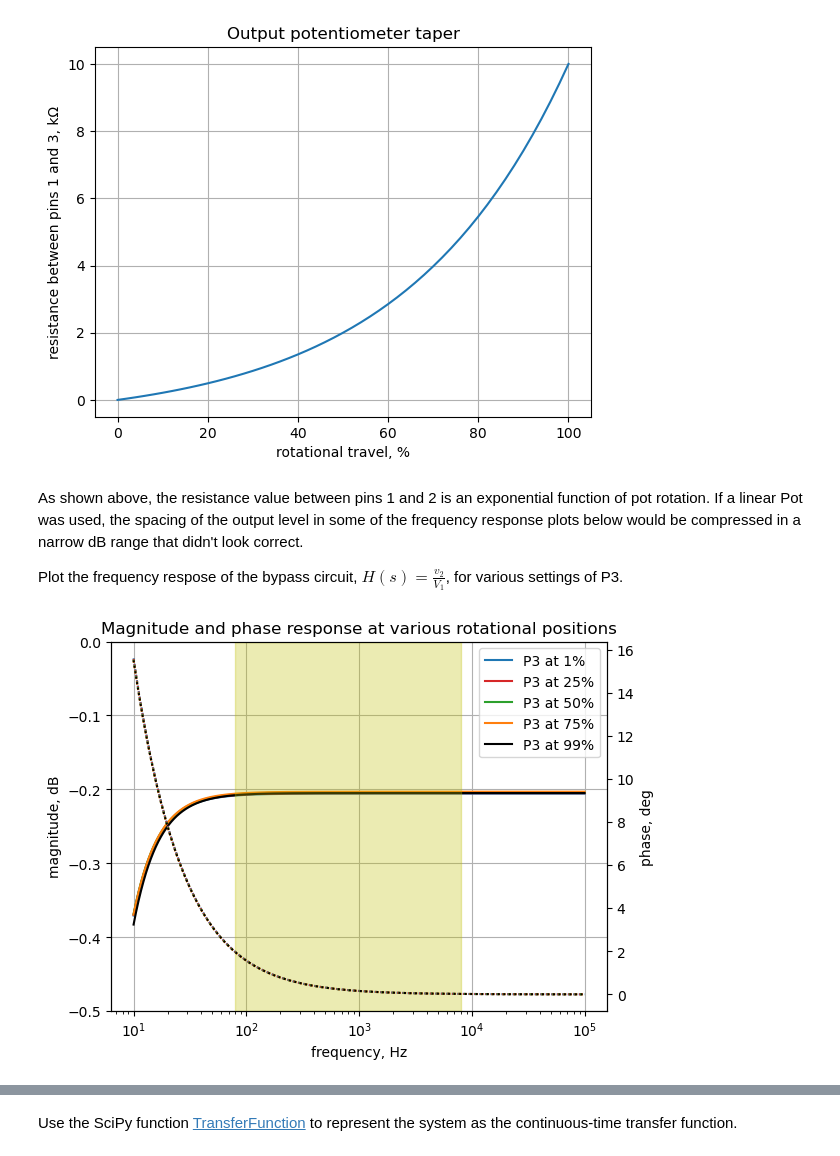
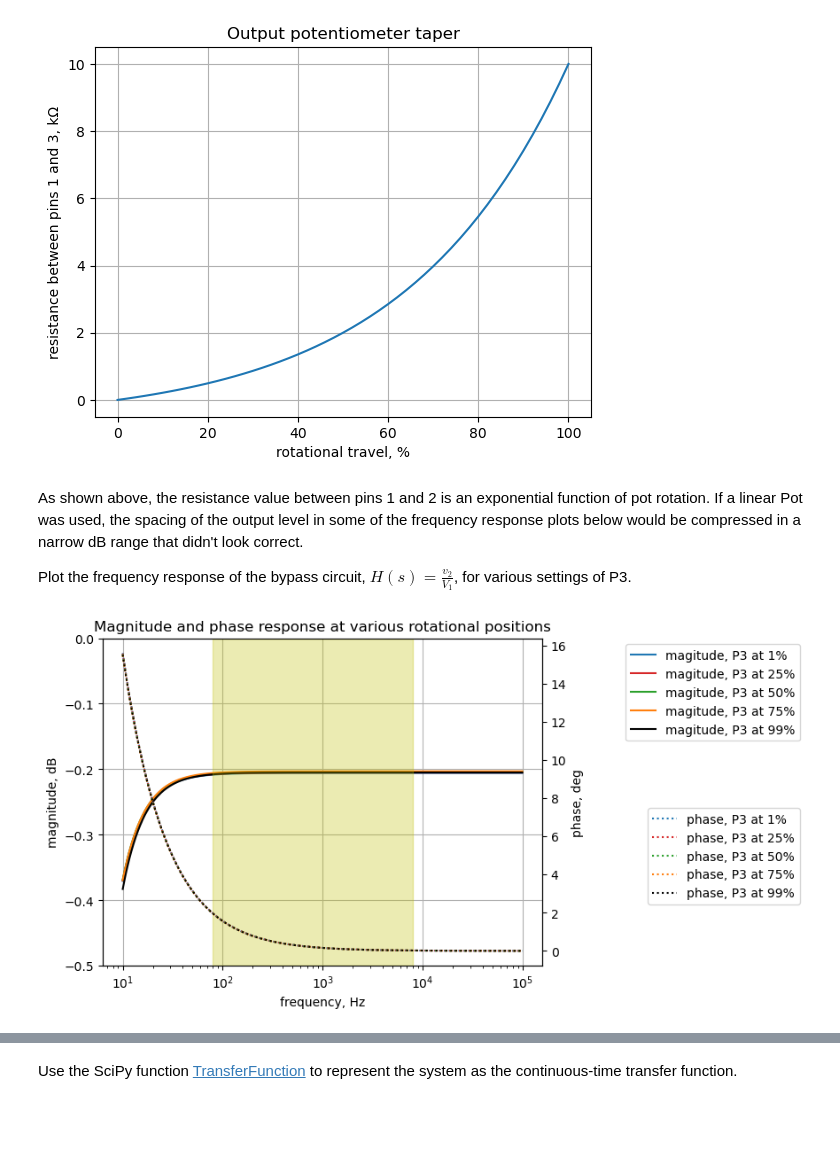
Before and after one commit to Tiburonboy/Symbolic-Modified-Nodal-Analysis-using-Python, a Jupyter notebook: backup/Klon Centaur part 1.ipynb, the cells around one changed output, grey strips where cells are left out. Saved outputs shown, nothing was run; the diff lists cells and outputs as text; code cells hidden in the pictures; blank space fills up the shorter version.

```diff
--- a/backup/Klon Centaur part 1.ipynb
+++ b/backup/Klon Centaur part 1.ipynb
@@ -710,7 +735,7 @@ The following function describs the taper from the figure in the datasheet for A
 def audio_pot_10k(rotation):
     '''
     defines the resistance of an audio taper potentiometer as a function of rotation.
-    The value for rotation, should be a number between 0 and 100, which corresponds to 0 to 100 percent.
+    The value for the rotation should be a number between 0 and 100, which corresponds to 0 to 100 percent.
     ref: 1) https://electronics.stackexchange.com/questions/304692/formula-for-logarithmic-audio-taper-pot,
     2) https://benholmes.co.uk/posts/2017/11/logarithmic-potentiometer-laws
     '''
@@ -738,14 +763,13 @@ plt.show()
 # %% [markdown]
 As shown above, the resistance value between pins 1 and 2 is an exponential function of pot rotation. If a linear Pot was used, the spacing of the output level in some of the frequency response plots below would be compressed in a narrow dB range that didn't look correct.
 
-Plot the frequency respose of the bypass circuit, $H(s)=\frac {v_2} {V_1}$, for various settings of P3.
+Plot the frequency response of the bypass circuit, $H(s)=\frac {v_2} {V_1}$, for various settings of P3.
 # %%
 #| label: fig-bypass-path-freq-plot
 #| echo: true
 #| fig-cap: Bypass path magnitude and phase response
 
 output_setting = np.array([1,25,50,75,99])
-#level_value = 10e3
 
 color_list = ['tab:blue','tab:red','tab:green','tab:orange','k']
 
@@ -761,37 +785,38 @@ ax2.set_ylabel('phase, deg',color=color)
 ax2.tick_params(axis='y', labelcolor=color)
 
 x = np.logspace(1, 5, 2000, endpoint=False)*2*np.pi
 
 for i in range (len(output_setting)):
 
     element_values[Rp3a] = p3_value - audio_pot_10k(output_setting[i])
     element_values[Rp3b] = audio_pot_10k(output_setting[i])
 
     NE = NE_sym.subs(element_values)
     U = solve(NE,X)
     H = U[v2]/U[v1]
     num, denom = fraction(H) #returns numerator and denominator
 
     # convert symbolic to numpy polynomial
     a = np.array(Poly(num, s).all_coeffs(), dtype=float)
     b = np.array(Poly(denom, s).all_coeffs(), dtype=float)
 
     w, mag, phase = signal.bode((a, b), w=x) # returns: rad/s, mag in dB, phase in deg
 
     # plot the results.
-    ax1.semilogx(w/(2*np.pi), mag,'-',color=color_list[i],label='P3 at {:.0f}%'.format(output_setting[i]))    # magnitude plot
-    ax2.semilogx(w/(2*np.pi), phase,':',color=color_list[i],label='P3 at {:.0f}%'.format(output_setting[i]))  # phase plot
+    ax1.semilogx(w/(2*np.pi), mag,'-',color=color_list[i],label='magitude, P3 at {:.0f}%'.format(output_setting[i]))    # magnitude plot
+    ax2.semilogx(w/(2*np.pi), phase,':',color=color_list[i],label='phase, P3 at {:.0f}%'.format(output_setting[i]))  # phase plot
 
 # highlight the guitar audio band, 80 to 8kHz
 plt.axvspan(80, 8e3, color='y', alpha=0.3)
 
-#ax1.legend(loc='lower left')
-#ax2.legend(loc='lower right')
+# position legends outside the graph
+ax1.legend(bbox_to_anchor=(1.6,1)) # magitude legend position: relative (horizontal position, vertical position)
+ax2.legend(bbox_to_anchor=(1.6,0.5)) # phase legend position:
+
 ax1.set_ylim((-0.5,0))
-ax1.legend()
 ax1.grid()
 plt.title('Magnitude and phase response at various rotational positions')
 plt.show()
 # %% [output]
-[figure, old version]
+[figure, new version]
 # %% [markdown]
```
Also changed, not shown: parts of 192 cells of this notebook, 2 other files.
